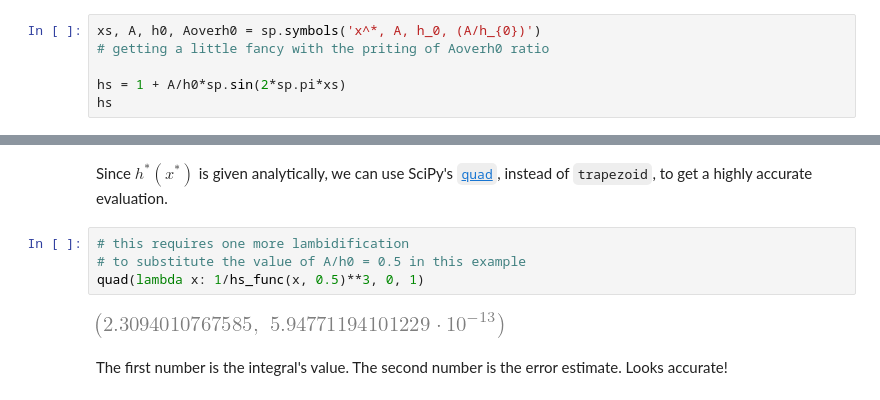
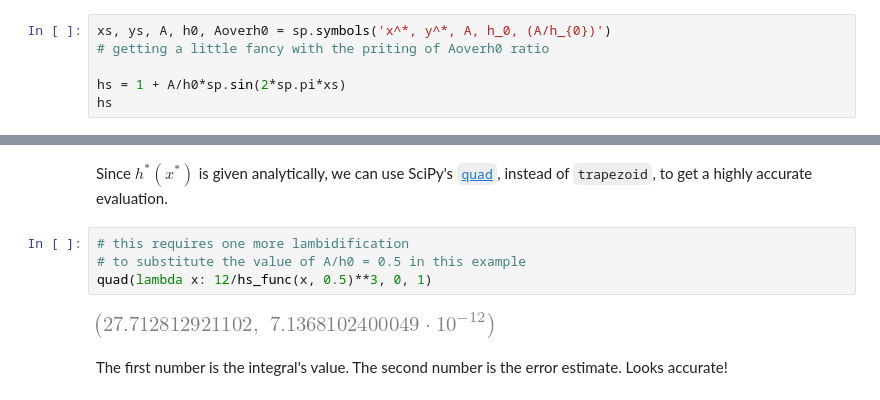
Before and after one commit to ichristov/intermediate-fluid-mechanics, a Jupyter notebook: Wavy_Channel.ipynb, the cells around one changed output, grey strips where cells are left out. Saved outputs shown, nothing was run; the diff lists cells and outputs as text.

```diff
--- a/Wavy_Channel.ipynb
+++ b/Wavy_Channel.ipynb
@@ -120,7 +130,7 @@ $$
 # %% [markdown]
 Set the shape.
 # %%
-xs, A, h0, Aoverh0 = sp.symbols('x^*, A, h_0, (A/h_{0})')
+xs, ys, A, h0, Aoverh0 = sp.symbols('x^*, y^*, A, h_0, (A/h_{0})')
 # getting a little fancy with the priting of Aoverh0 ratio
 
 hs = 1 + A/h0*sp.sin(2*sp.pi*xs)
@@ -181,9 +191,9 @@ Since $h^*(x^*)$ is given analytically, we can use SciPy's [`quad`](https://docs
 # %%
 # this requires one more lambidification
 # to substitute the value of A/h0 = 0.5 in this example
-quad(lambda x: 1/hs_func(x, 0.5)**3, 0, 1)
+quad(lambda x: 12/hs_func(x, 0.5)**3, 0, 1)
 # %% [output]
-[figure, old version]
+[figure, new version]
 # %% [markdown]
  The first number is the integral's value. The second number is the error estimate. Looks accurate!
 # %% [markdown]
```
Also changed, not shown: parts of 23 cells of this notebook.
